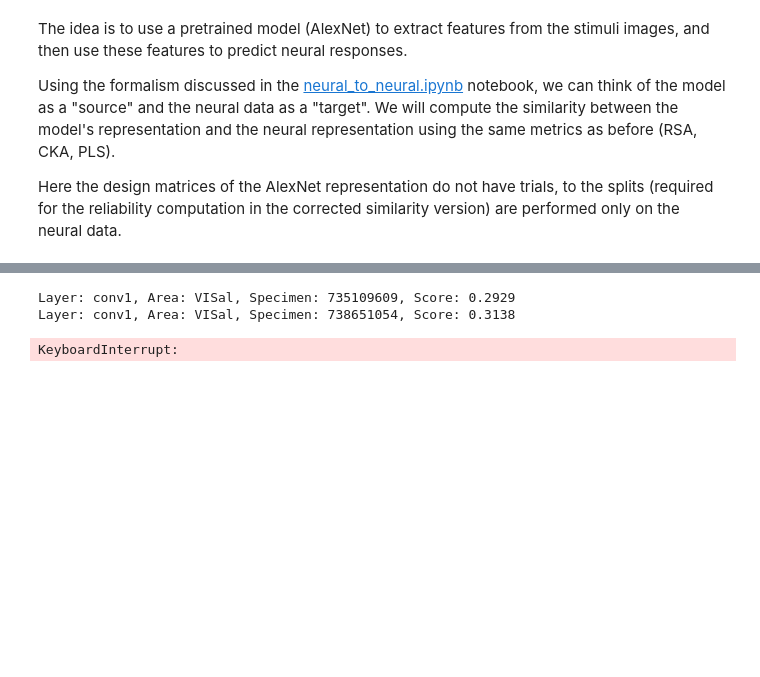
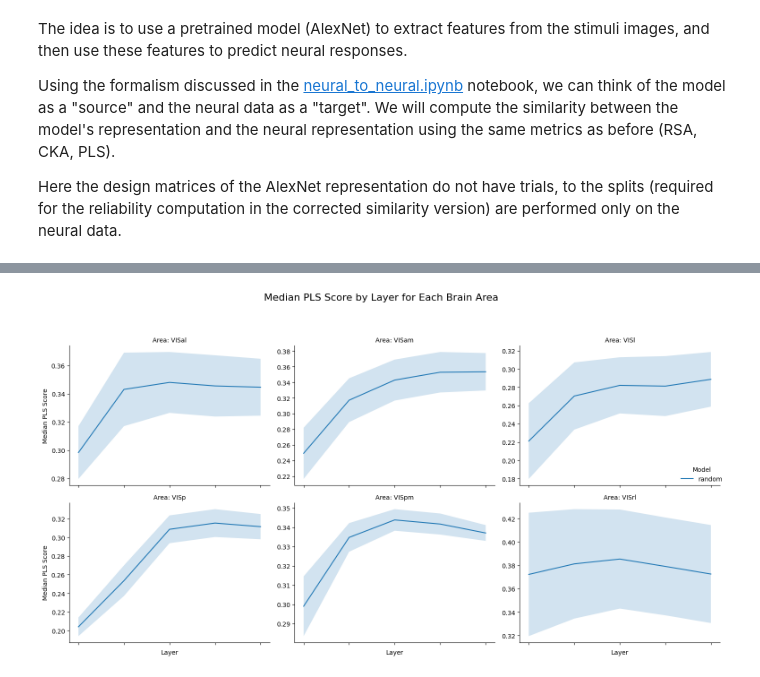
Before and after one commit to giovanni-lucarelli/mice-representation, a Jupyter notebook: representation/model_to_neural.ipynb, the cells around one changed output, grey strips where cells are left out. Cells and saved outputs as stored; diff of their text form; code cells hidden in the pictures; blank space fills up the shorter version.

```diff
--- a/representation/model_to_neural.ipynb
+++ b/representation/model_to_neural.ipynb
@@ -44,9 +35,9 @@ index_model_random = build_alexnet_design_matrices_with_dataloader(
     folder=IMAGE_FOLDER,
     batch_size=16,
     shuffle=False,
-    num_workers=4,
+    num_workers=NUM_WORKERS,
     weights="random",
-    device="cpu",
+    device="cuda",
     amp=True,
     layers_keep=["conv1", "conv2", "conv3", "conv4", "conv5"],
     save_dir="alex-random-matrices",
@@ -80,0 +76,13 @@ plot_cka_comparison(median_scores_random_cka, median_scores_inet_cka, metric_nam
+# %%
+# random
+layer_scores_random, median_scores_random = compute_area_scores(
+    index_model_random,
+    index_df,
+    sim_metric=METRIC,
+    verbose=True,
+    n_boot=N_BOOT,
+    n_splits=N_SPLITS,
+    chunk_size=50000,
+    n_components=PLS_N_COMPONENTS,
+    model_name='random'
+)
@@ -81,8 +162,6 @@ plot_cka_comparison(median_scores_random_cka, median_scores_inet_cka, metric_nam
 # %%
-# layer_scores_random_rsa, median_scores_random_rsa = compute_area_scores(index_model_random, index_df, sim_metric='RSA')
-layer_scores_inet_rsa, median_scores_inet_rsa = compute_area_scores(index_model_inet, index_df, sim_metric='RSA')
-plot_cka_comparison(median_scores_random_rsa, median_scores_inet_rsa, metric_name='RSA')
+from plotter import plot_comparison_multi
+
+plot_comparison_multi([median_scores_random], ["random"], metric_name=METRIC)
 # %% [output]
-Layer: conv1, Area: VISal, Specimen: 735109609, Score: 0.2929
-Layer: conv1, Area: VISal, Specimen: 738651054, Score: 0.3138
-KeyboardInterrupt:
+[figure, added]
```
Also changed, not shown: parts of 10 cells of this notebook, 14 other files.
